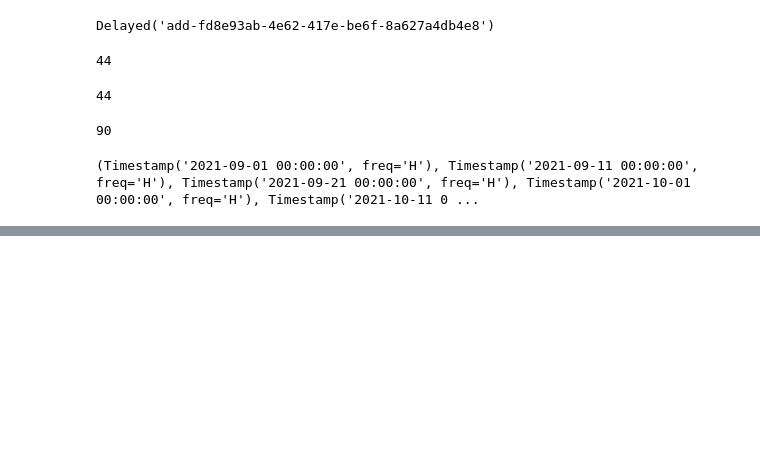
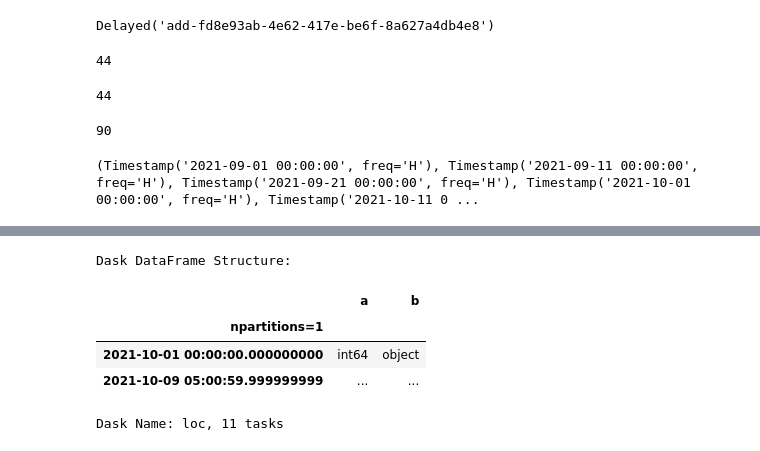
Before and after one commit to PKQ1688/stock_quant, a Jupyter notebook: MachineLearning/tutorial/dask_tutorial.ipynb, the cells around one changed output, grey strips where cells are left out. Saved outputs shown, nothing was run; the diff lists cells and outputs as text; code cells hidden in the pictures; blank space fills up the shorter version.

```diff
--- a/MachineLearning/tutorial/dask_tutorial.ipynb
+++ b/MachineLearning/tutorial/dask_tutorial.ipynb
@@ -119,0 +132,9 @@ print(ddf.divisions)
+# %%
+ddf["2021-10-01": "2021-10-09 5:00"]
+# %% [output]
+Dask DataFrame Structure:
+|  | a | b |
+| npartitions=1 |  |  |
+| 2021-10-01 00:00:00.000000000 | int64 | object |
+| 2021-10-09 05:00:59.999999999 | ... | ... |
+Dask Name: loc, 11 tasks
```
Also changed, not shown: parts of 13 cells of this notebook, 3 other files.
